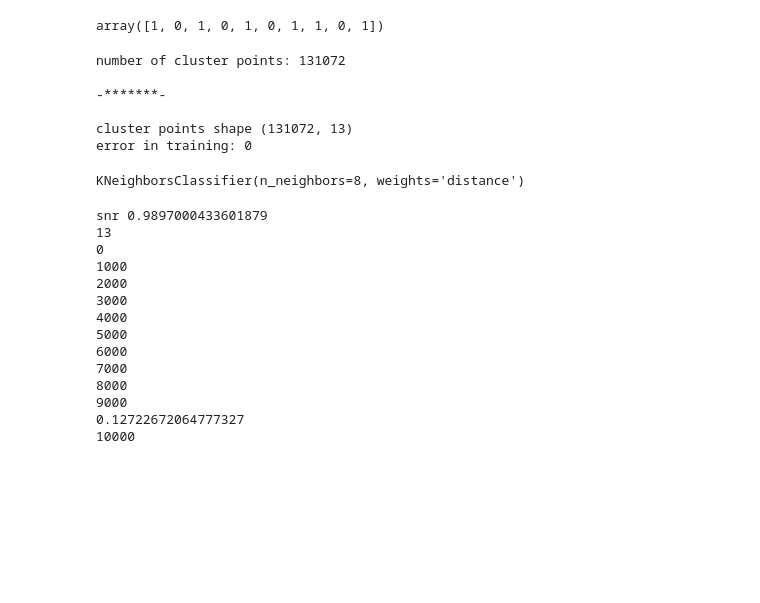
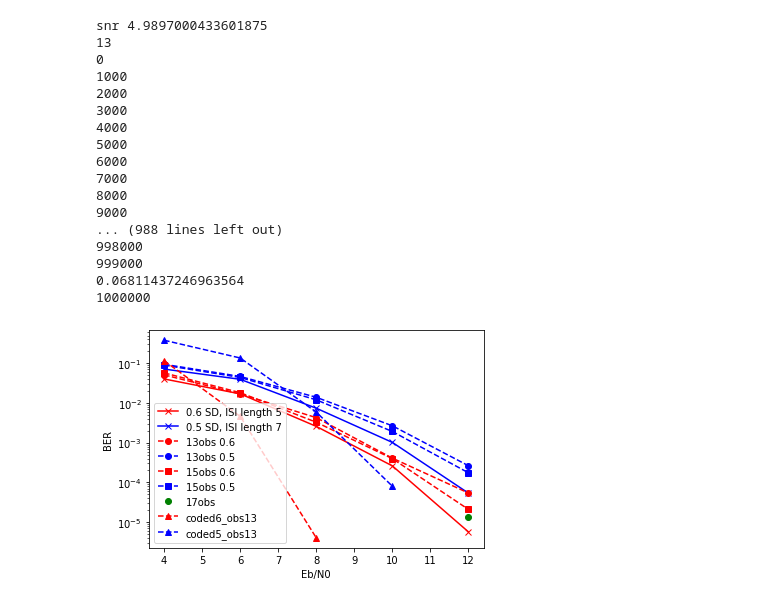
Before and after one commit to SINAABBASI/FTN2, a Jupyter notebook: nnLLR.ipynb, the cells around one changed output. Cells and saved outputs as stored; diff of their text form; code cells hidden in the pictures; blank space fills up the shorter version.

```diff
--- a/nnLLR.ipynb
+++ b/nnLLR.ipynb
@@ -158,22 +164,6 @@ print(len(dataIn))
-# %%
-dataIn[:10]
-# %% [output]
-array([1, 0, 1, 0, 1, 0, 1, 1, 0, 1])
-# %%
-
-sysModel = cluster()
-sysModel.fitModel(neigh=8)
-# %% [output]
-number of cluster points: 131072
-
--*******-
-
-cluster points shape (131072, 13)
-error in training: 0
-KNeighborsClassifier(n_neighbors=8, weights='distance')
 # %%
 
-ebno = 4
+ebno = 8
 codeRate = 0.5
 snr = ebno + 10*math.log10(codeRate)
 print("snr",snr)
@@ -218,7 +208,7 @@ print(np.mean(err))
 
 print(len(llrVal))
 # %% [output]
-snr 0.9897000433601879
+snr 4.9897000433601875
 13
 0
 1000
@@ -230,8 +220,11 @@ snr 0.9897000433601879
 7000
 8000
 9000
-0.12722672064777327
-10000
+... (988 lines left out)
+998000
+999000
+0.06811437246963564
+1000000
 # %%
 import csv
 fields = []
@@ -244,0 +239,45 @@ with open('./data/LLRFTN2'+str(ebno)+'db.csv', mode='w') as csv_file:
+# %%
+import matplotlib.pyplot as plt
+
+
+
+
+rng = range(4,13,2)
+
+uncoded6_SD = [0.0404, 0.017024793388429754, 0.002578268876611418, 0.00026040995230114736, 5.66213743e-06]
+uncoded5_SD = [0.07172414, 0.03961905, 0.00739927, 0.00101771, 5.36256457e-05]
+
+
+
+# 13 obs
+obs13_6=[0.051219512195121955,0.016880081300813005,0.004278455284552845,0.0004085365853658537,5.397148676171079e-05]
+obs13_5=[0.09470468431771893,0.04675152749490835,0.013951120162932791,0.0026680244399185336,0.00026272912423625254]
+
+# 15 obs
+obs15_6=[0.057433808553971476,0.018228105906313647,0.0032790224032586564,0.0003971486761710794,2.0875763747454175e-05]
+obs15_5=[0.09010204081632653,0.04408163265306122,0.012030612244897957,0.0019183673469387757,0.00017448979591836735]
+
+
+
+coded6_obs13 = [0.1166, 0.0046, 4.0003e-06]
+coded5_obs13 = [0.3818, 0.1363, 0.0059, 8.0054e-05]
+plt.yscale("log")
+plt.xlabel("Eb/N0")
+plt.ylabel("BER")
+plt.plot(rng,uncoded6_SD,'rx-')
+plt.plot(rng,uncoded5_SD,'bx-')
+plt.plot(rng,obs13_6,'ro--')
+plt.plot(rng,obs13_5,'bo--')
+plt.plot(rng,obs15_6,'rs--')
+plt.plot(rng,obs15_5,'bs--')
+plt.plot([12],1.3775510204081633e-05,'go')
+
+plt.plot([4,6,8], coded6_obs13, 'r^--')
+plt.plot([4,6,8,10], coded5_obs13, 'b^--')
+
+plt.legend(['0.6 SD, ISI length 5','0.5 SD, ISI length 7',
+            '13obs 0.6','13obs 0.5',
+            '15obs 0.6','15obs 0.5','17obs','coded6_obs13','coded5_obs13'])
+plt.show()
+# %% [output]
+[figure, added]
```
Also changed, not shown: parts of 7 cells of this notebook.
